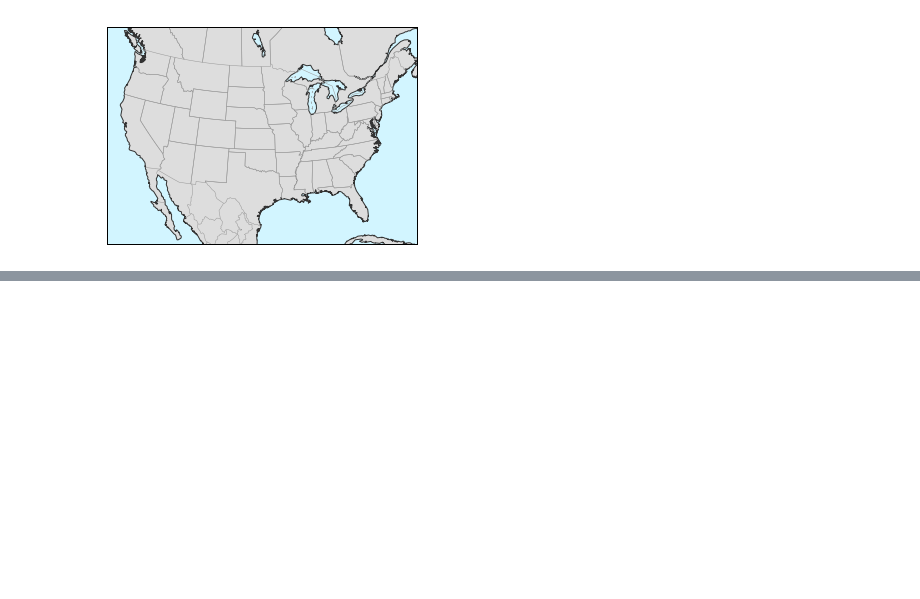
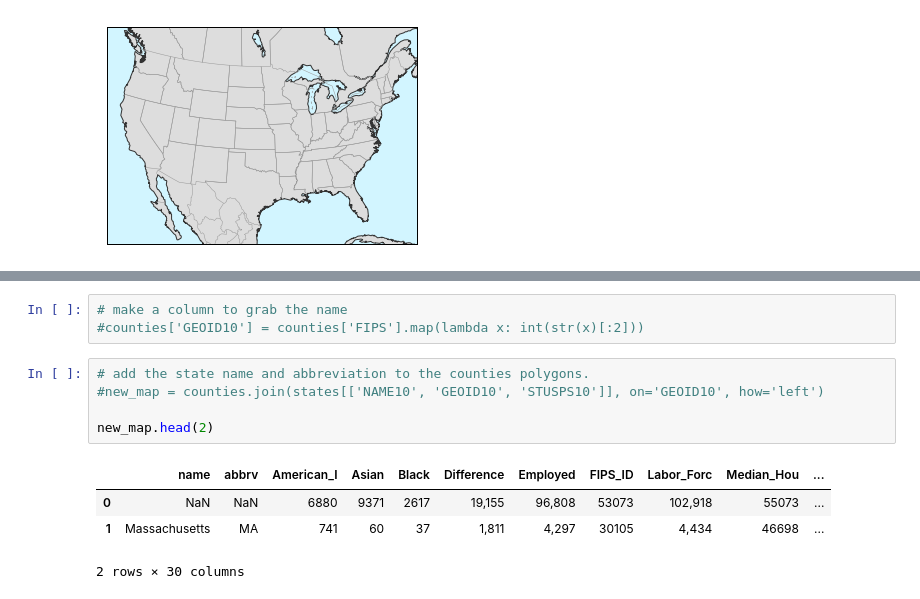
Before and after one commit to ryan-p-larson/gviz, a Jupyter notebook: notebooks/finals/03-polygons.ipynb, the cells around one changed output, grey strips where cells are left out. Cells and saved outputs as stored; diff of their text form; blank space fills up the shorter version.

Commit message:
Spatial joins complete.

```diff
--- a/notebooks/finals/03-polygons.ipynb
+++ b/notebooks/finals/03-polygons.ipynb
@@ -130,0 +180,13 @@ states_df = gpd.GeoDataFrame(states)
+# %%
+# make a column to grab the name
+#counties['GEOID10'] = counties['FIPS'].map(lambda x: int(str(x)[:2]))
+# %%
+# add the state name and abbreviation to the counties polygons.
+#new_map = counties.join(states[['NAME10', 'GEOID10', 'STUSPS10']], on='GEOID10', how='left')
+
+new_map.head(2)
+# %% [output]
+|  | name | abbrv | American_I | Asian | Black | Difference | Employed | FIPS_ID | Labor_Forc | Median_Hou | ... |
+| 0 | NaN | NaN | 6880 | 9371 | 2617 | 19,155 | 96,808 | 53073 | 102,918 | 55073 | ... |
+| 1 | Massachusetts | MA | 741 | 60 | 37 | 1,811 | 4,297 | 30105 | 4,434 | 46698 | ... |
+2 rows × 30 columns
```
Also changed, not shown: parts of 19 cells of this notebook, 2 other files.
